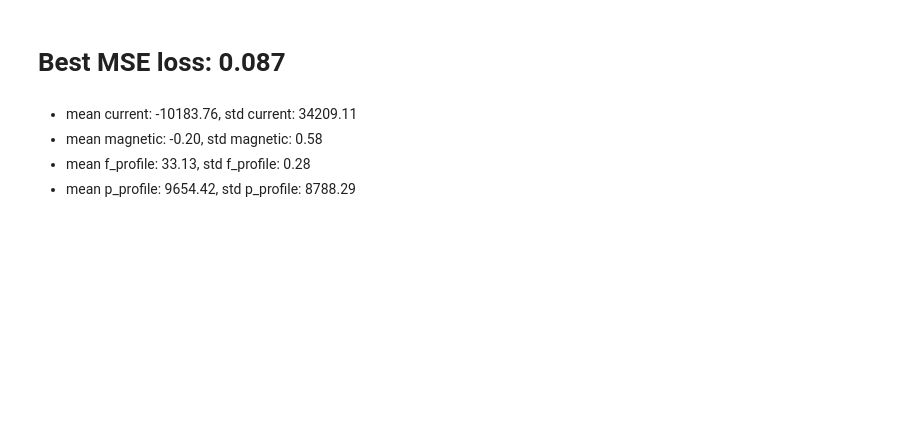
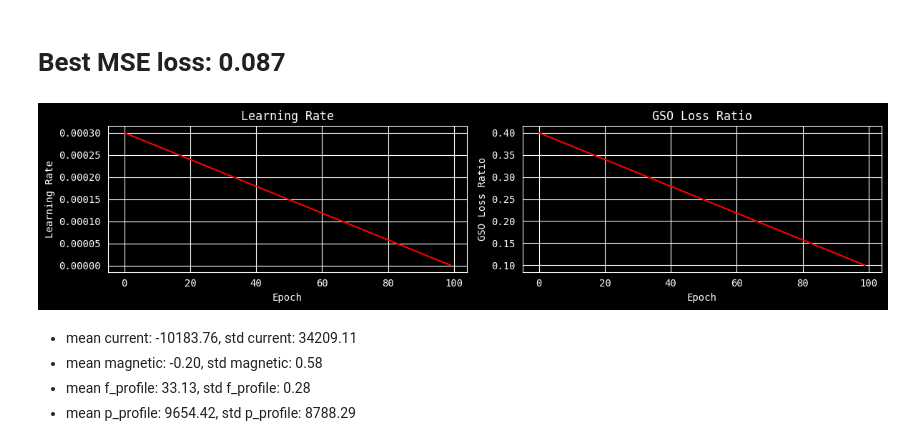
Before and after one commit to matgrand/PlaNet_Equil_reconstruction, a Jupyter notebook: mg_train.ipynb, the cells around one changed output. Drawn from its saved outputs; the diff is of its cells as text; code cells hidden in the pictures; blank space fills up the shorter version.

```diff
--- a/mg_train.ipynb
+++ b/mg_train.ipynb
@@ -36,9 +35,10 @@ def to_tensor(x, device=torch.device("cpu")): return torch.tensor(x, dtype=torch
 SAVE_DIR = f"mg_data/{JOBID}"
 EPOCHS = 1000
 BATCH_SIZE = 128
-# LEARNING_RATE = 3e-4*np.linspace(1, 1e-2, EPOCHS)  #best
+# LEARNING_RATE = 3e-4*np.linspace(1, 1e-2, EPOCHS)  # best
 LEARNING_RATE = 3e-4*np.linspace(1, 1e-3, EPOCHS)
-GSO_LOSS_RATIO = np.linspace(0.5, 0.1, EPOCHS)
+# GSO_LOSS_RATIO = np.linspace(0.5, 0.1, EPOCHS) # best
+GSO_LOSS_RATIO = np.linspace(0.4, 0.1, EPOCHS)
 # GSO_LOSS_RATIO = (0.5+0.5*np.sin(np.linspace(0, 25*np.pi, EPOCHS)))#*np.linspace(1, 0.1, EPOCHS) # crazy
 USE_CURRENTS = True
 USE_PROFILES = True
@@ -49,16 +49,18 @@ EVAL_DS_PATH = "data/eval_ds.mat"
 # %%
 # plot schedulers: lr + gso loss ratio
 fig, ax = plt.subplots(1, 2, figsize=(12, 3))
 ax[0].set_title("Learning Rate")
-ax[0].plot(LEARNING_RATE)
+ax[0].plot(LEARNING_RATE, color='red')
 ax[0].set_xlabel("Epoch")
 ax[0].set_ylabel("Learning Rate")
 ax[1].set_title("GSO Loss Ratio")
-ax[1].plot(GSO_LOSS_RATIO)
+ax[1].plot(GSO_LOSS_RATIO, color='red')
 ax[1].set_xlabel("Epoch")
 ax[1].set_ylabel("GSO Loss Ratio")
 plt.tight_layout()
 plt.show() if HAS_SCREEN else plt.savefig(f"mg_data/{JOBID}/schedulers.png")
+# %% [output]
+[figure, added]
 # %% [markdown]
 - mean current: -10183.76, std current: 34209.11
 - mean magnetic: -0.20, std magnetic: 0.58
```
Also changed, not shown: parts of 9 cells of this notebook, 2 other files.
